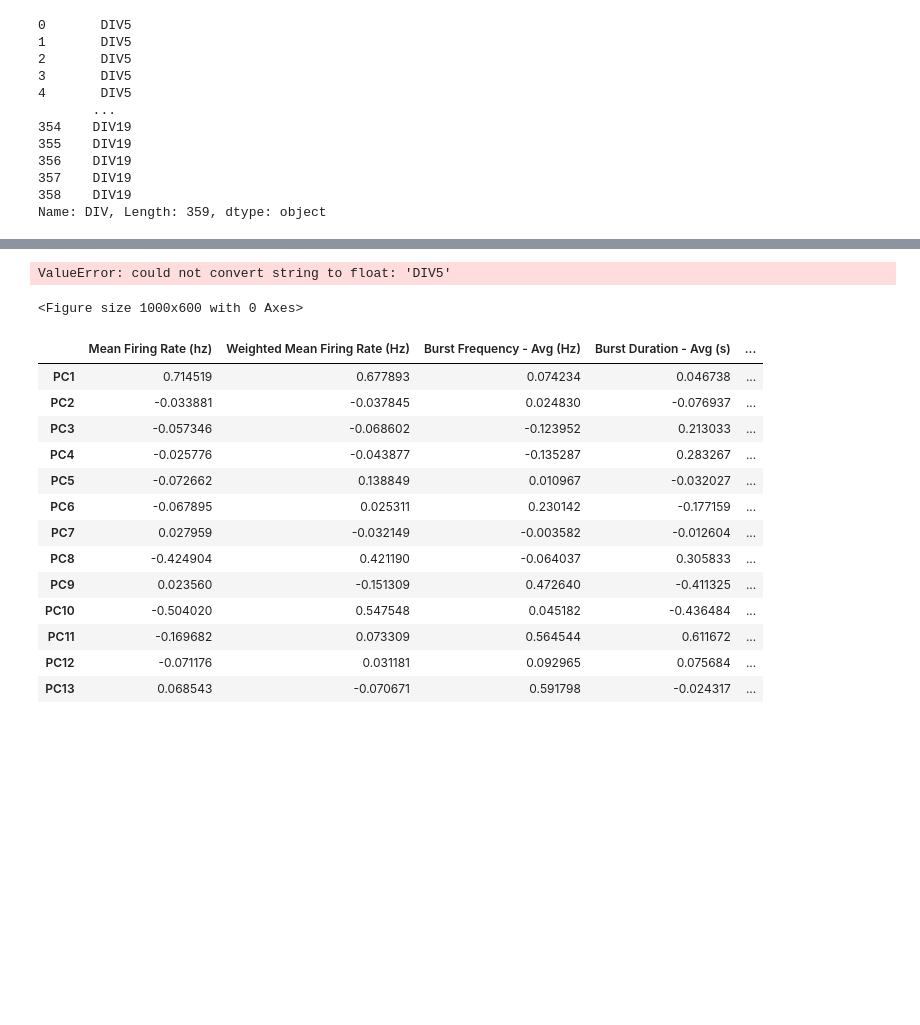
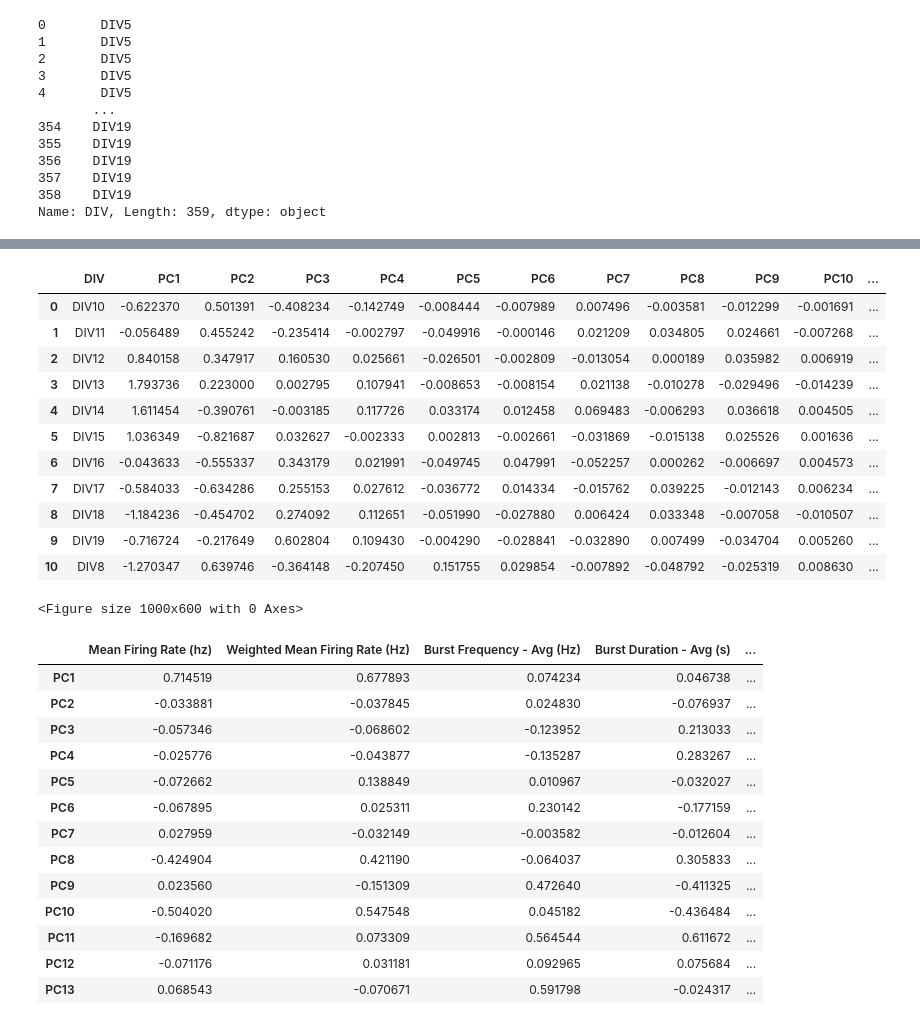
Before and after one commit to soderling-lab/MicroElectrodeArrayAnalysis, a Jupyter notebook: analysis/pca.ipynb, the cells around one changed output, grey strips where cells are left out. Cells and saved outputs as stored; diff of their text form; code cells hidden in the pictures; blank space fills up the shorter version.

```diff
--- a/analysis/pca.ipynb
+++ b/analysis/pca.ipynb
@@ -546,23 +564,35 @@ norm_sf5
 # %%
 ## PCA on BC and log
 ## initial PCA on unt2, div5 included or not. ur choice. c
 plt.figure(figsize=(10, 6))
 
-DATA, TYPE  = norm_sf, 'sansDIV5' # CHANGE HERE
+DATA, DAYS, TYPE  = norm_sf5, DIVS_SF5, 'sansDIV5' # CHANGE HERE
 if 'DIV' in DATA.columns:
-    DATA.drop(columns='DIV', )
+    DATA.drop(columns='DIV', inplace=True)
 pca = PCA(n_components=DATA.shape[1])
 principalComponent = pca.fit_transform(DATA) ## CHANGE DATASET
-## convert principalComponent np array to df
+# convert principalComponent np array to df
 pca_df = pd.DataFrame(data = principalComponent, columns = [f'PC{i}' for i in range(1, DATA.shape[1]+1)])
-pca_df['DIV'] = DIVS_SF
+assert(DATA.shape[0] == DAYS.shape[0])
+pca_df['DIV'] = DAYS
 
 # ## avg all replicates for each DIV along test
 pca_avg = pca_df.groupby('DIV', as_index=False).mean()
 pca_avg
 # %% [output]
+|  | DIV | PC1 | PC2 | PC3 | PC4 | PC5 | PC6 | PC7 | PC8 | PC9 | PC10 | ... |
+| 0 | DIV10 | -0.622370 | 0.501391 | -0.408234 | -0.142749 | -0.008444 | -0.007989 | 0.007496 | -0.003581 | -0.012299 | -0.001691 | ... |
+| 1 | DIV11 | -0.056489 | 0.455242 | -0.235414 | -0.002797 | -0.049916 | -0.000146 | 0.021209 | 0.034805 | 0.024661 | -0.007268 | ... |
+| 2 | DIV12 | 0.840158 | 0.347917 | 0.160530 | 0.025661 | -0.026501 | -0.002809 | -0.013054 | 0.000189 | 0.035982 | 0.006919 | ... |
+| 3 | DIV13 | 1.793736 | 0.223000 | 0.002795 | 0.107941 | -0.008653 | -0.008154 | 0.021138 | -0.010278 | -0.029496 | -0.014239 | ... |
+| 4 | DIV14 | 1.611454 | -0.390761 | -0.003185 | 0.117726 | 0.033174 | 0.012458 | 0.069483 | -0.006293 | 0.036618 | 0.004505 | ... |
+| 5 | DIV15 | 1.036349 | -0.821687 | 0.032627 | -0.002333 | 0.002813 | -0.002661 | -0.031869 | -0.015138 | 0.025526 | 0.001636 | ... |
+| 6 | DIV16 | -0.043633 | -0.555337 | 0.343179 | 0.021991 | -0.049745 | 0.047991 | -0.052257 | 0.000262 | -0.006697 | 0.004573 | ... |
+| 7 | DIV17 | -0.584033 | -0.634286 | 0.255153 | 0.027612 | -0.036772 | 0.014334 | -0.015762 | 0.039225 | -0.012143 | 0.006234 | ... |
+| 8 | DIV18 | -1.184236 | -0.454702 | 0.274092 | 0.112651 | -0.051990 | -0.027880 | 0.006424 | 0.033348 | -0.007058 | -0.010507 | ... |
+| 9 | DIV19 | -0.716724 | -0.217649 | 0.602804 | 0.109430 | -0.004290 | -0.028841 | -0.032890 | 0.007499 | -0.034704 | 0.005260 | ... |
+| 10 | DIV8 | -1.270347 | 0.639746 | -0.364148 | -0.207450 | 0.151755 | 0.029854 | -0.007892 | -0.048792 | -0.025319 | 0.008630 | ... |
-ValueError: could not convert string to float: 'DIV5'
+<Figure size 1000x600 with 0 Axes>
-<Figure size 1000x600 with 0 Axes>
 # %%
 loadings = pd.DataFrame(pca.components_, columns=DATA.columns, index=[f'PC{i}' for i in range(1, len(pca.components_) + 1)])
 LOADINGSFILE = f'../plots/PCA/BoxCox&Log/{os.path.basename(os.path.normpath(FOLDER_PATH))}/weights/{TYPE}_unt2_pcaloadings.csv'
```
Also changed, not shown: parts of 5 cells of this notebook.
